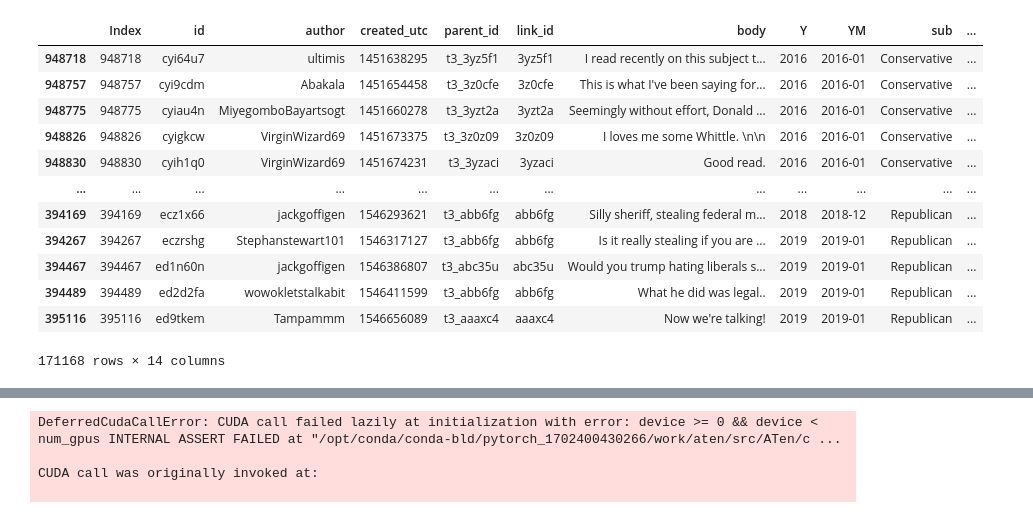
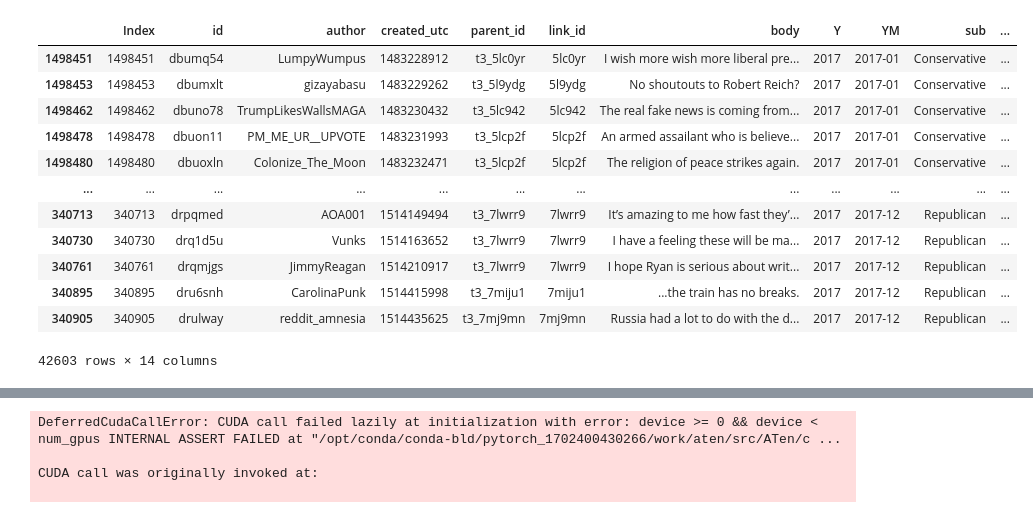
Before and after one commit to ege-bayiz/reddit-misinformation, a Jupyter notebook: stance_detection/reddit_stance_gen.ipynb, the cells around one changed output, grey strips where cells are left out. Drawn from its saved outputs; the diff is of its cells as text; code cells hidden in the pictures.

```diff
--- a/stance_detection/reddit_stance_gen.ipynb
+++ b/stance_detection/reddit_stance_gen.ipynb
@@ -24,24 +10,26 @@ Tier_2  = pd.read_pickle('./curated_datasets/Tier_2.pickle')
 # Removing any shared comments from politics (I think we can keep politics comments by the way and random sample the user to get what we need)
 Tier_1=Tier_1[Tier_1['sub']!='politics']
 # %%
+Year=[2017]
+Tier_1=Tier_1[Tier_1['Y'].isin(Year)]
+
 # Some more filters on tiers if needed
 Tier_1_10plus = Tier_1['author'].value_counts()
 Tier_1_10plus = Tier_1['author'].value_counts().reset_index()
 Tier_1_10plus = Tier_1_10plus[Tier_1_10plus['count']>=10]
-Tier_1_a10plus  = Tier_1.loc[Tier_1['author'].isin(Tier_1_10plus['author'].to_list())]
-Tier_1_a10plus
-#len(Tier_1_10plus['author'].to_list())
+data  = Tier_1.loc[Tier_1['author'].isin(Tier_1_10plus['author'].to_list())]
+data
 # %% [output]
 |  | Index | id | author | created_utc | parent_id | link_id | body | Y | YM | sub | ... |
-| 948718 | 948718 | cyi64u7 | ultimis | 1451638295 | t3_3yz5f1 | 3yz5f1 | I read recently on this subject t... | 2016 | 2016-01 | Conservative | ... |
-| 948757 | 948757 | cyi9cdm | Abakala | 1451654458 | t3_3z0cfe | 3z0cfe | This is what I've been saying for... | 2016 | 2016-01 | Conservative | ... |
-| 948775 | 948775 | cyiau4n | MiyegomboBayartsogt | 1451660278 | t3_3yzt2a | 3yzt2a | Seemingly without effort, Donald ... | 2016 | 2016-01 | Conservative | ... |
-| 948826 | 948826 | cyigkcw | VirginWizard69 | 1451673375 | t3_3z0z09 | 3z0z09 | I loves me some Whittle. \n\n | 2016 | 2016-01 | Conservative | ... |
-| 948830 | 948830 | cyih1q0 | VirginWizard69 | 1451674231 | t3_3yzaci | 3yzaci | Good read. | 2016 | 2016-01 | Conservative | ... |
+| 1498451 | 1498451 | dbumq54 | LumpyWumpus | 1483228912 | t3_5lc0yr | 5lc0yr | I wish more wish more liberal pre... | 2017 | 2017-01 | Conservative | ... |
+| 1498453 | 1498453 | dbumxlt | gizayabasu | 1483229262 | t3_5l9ydg | 5l9ydg | No shoutouts to Robert Reich? | 2017 | 2017-01 | Conservative | ... |
+| 1498462 | 1498462 | dbuno78 | TrumpLikesWallsMAGA | 1483230432 | t3_5lc942 | 5lc942 | The real fake news is coming from... | 2017 | 2017-01 | Conservative | ... |
+| 1498478 | 1498478 | dbuon11 | PM_ME_UR__UPVOTE | 1483231993 | t3_5lcp2f | 5lcp2f | An armed assailant who is believe... | 2017 | 2017-01 | Conservative | ... |
+| 1498480 | 1498480 | dbuoxln | Colonize_The_Moon | 1483232471 | t3_5lcp2f | 5lcp2f | The religion of peace strikes again. | 2017 | 2017-01 | Conservative | ... |
 | ... | ... | ... | ... | ... | ... | ... | ... | ... | ... | ... | ... |
-| 394169 | 394169 | ecz1x66 | jackgoffigen | 1546293621 | t3_abb6fg | abb6fg | Silly sheriff, stealing federal m... | 2018 | 2018-12 | Republican | ... |
-| 394267 | 394267 | eczrshg | Stephanstewart101 | 1546317127 | t3_abb6fg | abb6fg | Is it really stealing if you are ... | 2019 | 2019-01 | Republican | ... |
-| 394467 | 394467 | ed1n60n | jackgoffigen | 1546386807 | t3_abc35u | abc35u | Would you trump hating liberals s... | 2019 | 2019-01 | Republican | ... |
-| 394489 | 394489 | ed2d2fa | wowokletstalkabit | 1546411599 | t3_abb6fg | abb6fg | What he did was legal.. | 2019 | 2019-01 | Republican | ... |
-| 395116 | 395116 | ed9tkem | Tampammm | 1546656089 | t3_aaaxc4 | aaaxc4 | Now we're talking! | 2019 | 2019-01 | Republican | ... |
+| 340713 | 340713 | drpqmed | AOA001 | 1514149494 | t3_7lwrr9 | 7lwrr9 | It’s amazing to me how fast they’... | 2017 | 2017-12 | Republican | ... |
+| 340730 | 340730 | drq1d5u | Vunks | 1514163652 | t3_7lwrr9 | 7lwrr9 | I have a feeling these will be ma... | 2017 | 2017-12 | Republican | ... |
+| 340761 | 340761 | drqmjgs | JimmyReagan | 1514210917 | t3_7lwrr9 | 7lwrr9 | I hope Ryan is serious about writ... | 2017 | 2017-12 | Republican | ... |
+| 340895 | 340895 | dru6snh | CarolinaPunk | 1514415998 | t3_7miju1 | 7miju1 | ...the train has no breaks. | 2017 | 2017-12 | Republican | ... |
+| 340905 | 340905 | drulway | reddit_amnesia | 1514435625 | t3_7mj9mn | 7mj9mn | Russia had a lot to do with the d... | 2017 | 2017-12 | Republican | ... |
-171168 rows × 14 columns
+42603 rows × 14 columns
```
Also changed, not shown: parts of 4 cells of this notebook, 3 other files.
